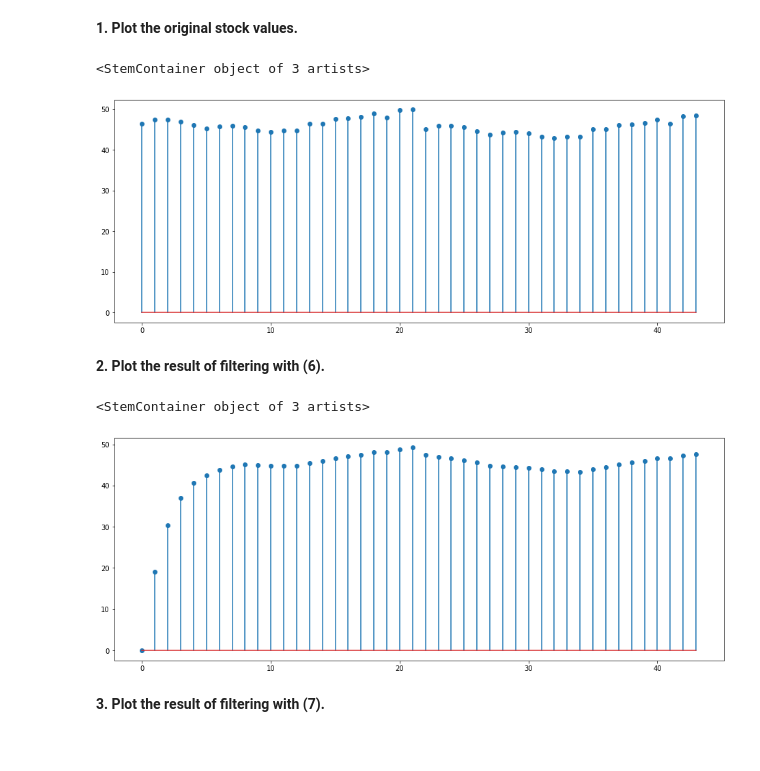
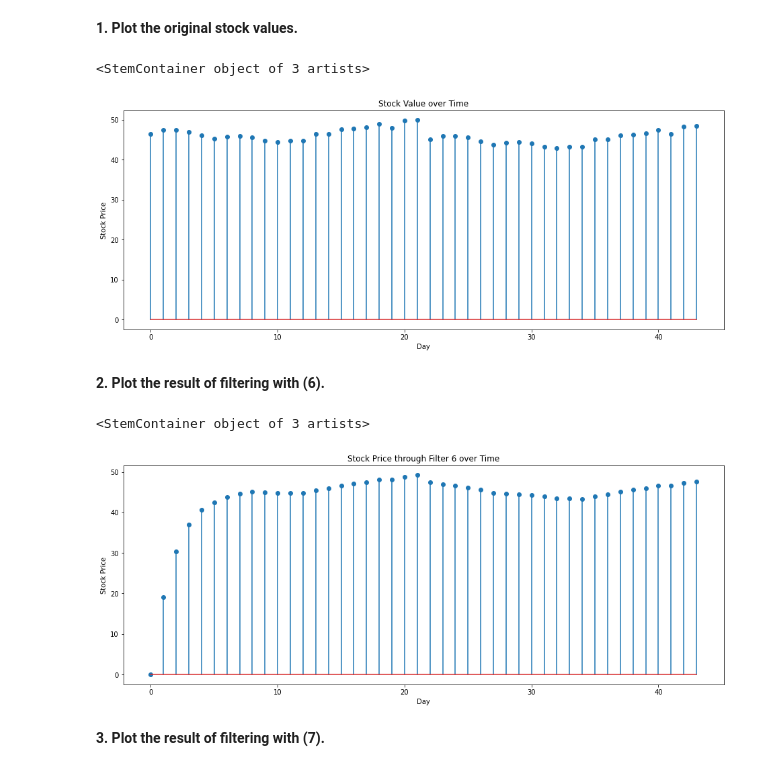
Before and after one commit to cdavin2/dsp_lab02, a Jupyter notebook: lab02_instructions.ipynb, the cells around one changed output. Cells and saved outputs as stored; diff of their text form; code cells hidden in the pictures.

```diff
--- a/lab02_instructions.ipynb
+++ b/lab02_instructions.ipynb
@@ -563,10 +620,13 @@ rate = np.load("stockrates.npy")
 **1. Plot the original stock values.**
 # %%
 # write your code here
+plt.title("Stock Price over Time")
+plt.ylabel("Stock Price")
+plt.xlabel("Day")
 plt.stem(rate)
 # %% [output]
 <StemContainer object of 3 artists>
-[figure, old version]
+[figure, new version]
 # %% [markdown]
 **2. Plot the result of filtering with (6).**
 # %%
@@ -578,10 +638,13 @@ yn[0] = 0
 for i in range(1, len(xn)):
   yn[i] = (.6) * yn[i - 1] + (.4) * xn[i]
 
+plt.title("Stock Price through Filter 6 over Time")
+plt.ylabel("Stock Price")
+plt.xlabel("Day")
 plt.stem(yn)
 # %% [output]
 <StemContainer object of 3 artists>
-[figure, old version]
+[figure, new version]
 # %% [markdown]
 **3. Plot the result of filtering with (7).**
 # %%
```
Also changed, not shown: parts of 17 cells of this notebook.
